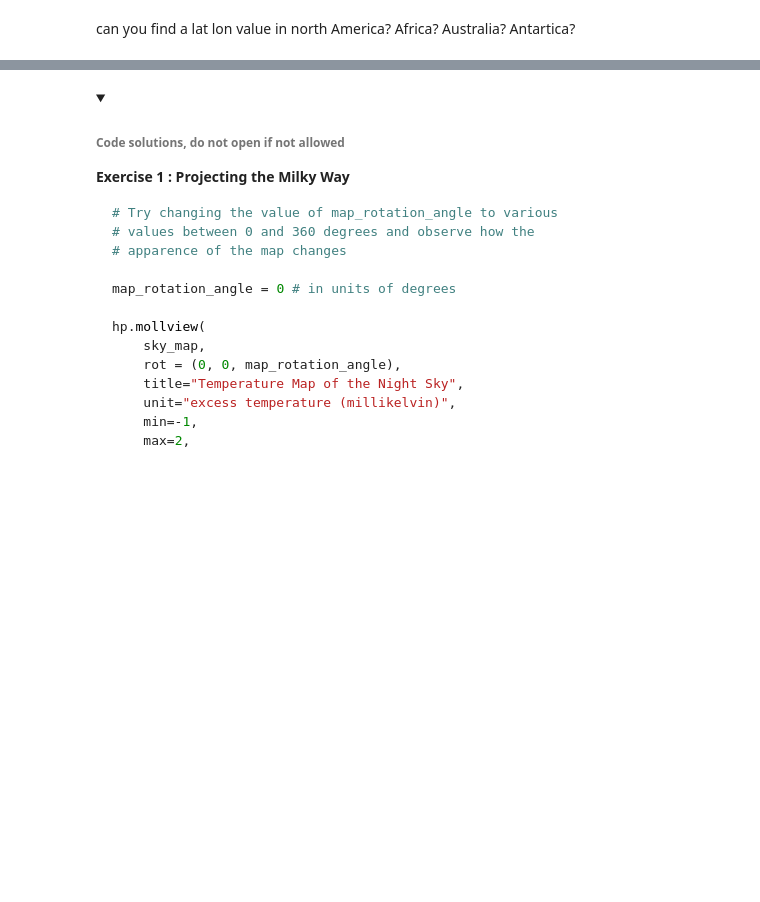
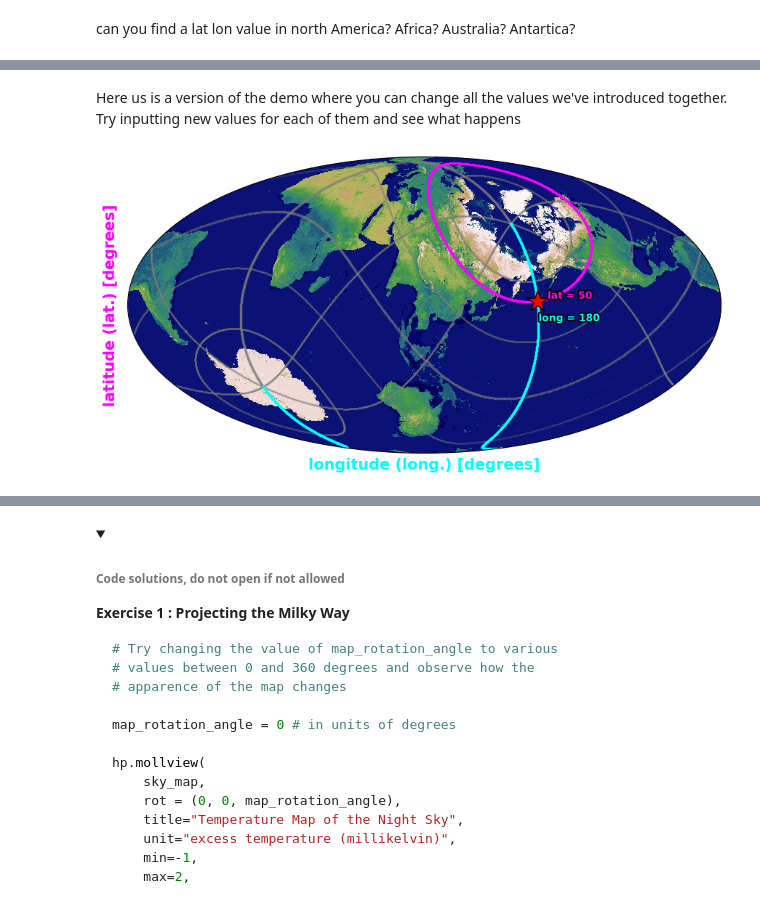
Before and after one commit to DESIHIGH/desihigh, a Jupyter notebook: notebooks/English/exercises/MappingTheEarth.ipynb, the cells around one changed output, grey strips where cells are left out. Cells and saved outputs as stored; diff of their text form; code cells hidden in the pictures; folded sections open; blank space fills up the shorter version.

```diff
--- a/notebooks/English/exercises/MappingTheEarth.ipynb
+++ b/notebooks/English/exercises/MappingTheEarth.ipynb
@@ -223,0 +441,13 @@ plt.gca().xaxis.set_major_formatter(ticker.FuncFormatter(angle_degrees_formatter
+# %% [markdown]
+Here us is a version of the demo where you can change all the values we've introduced together. Try inputting new values for each of them and see what happens
+# %%
+longitude = 180
+latitude = 50
+
+longitude_offset = 100
+latitude_offset = 20
+psi_offset = 45
+
+plot_transformed_earth_map(earth_map, longitude, latitude, longitude_offset, latitude_offset, psi_offset)
+# %% [output]
+[figure, added]
```
Also changed, not shown: parts of 33 cells of this notebook.
